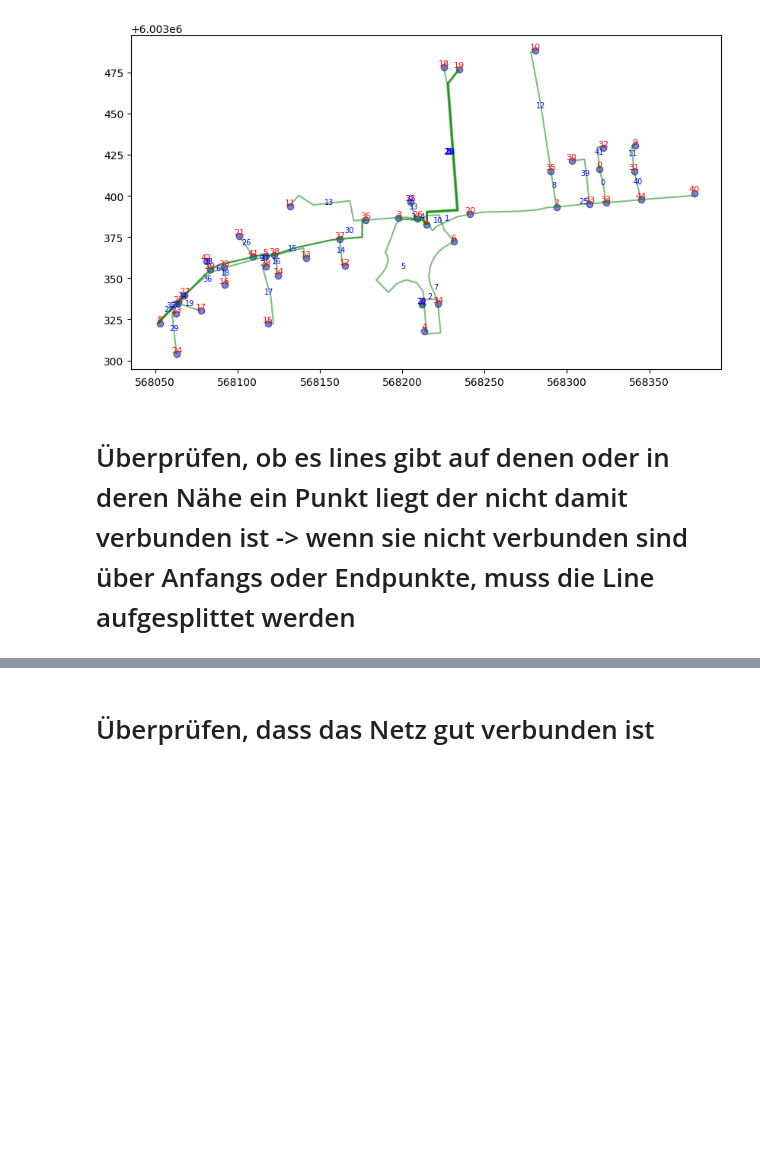
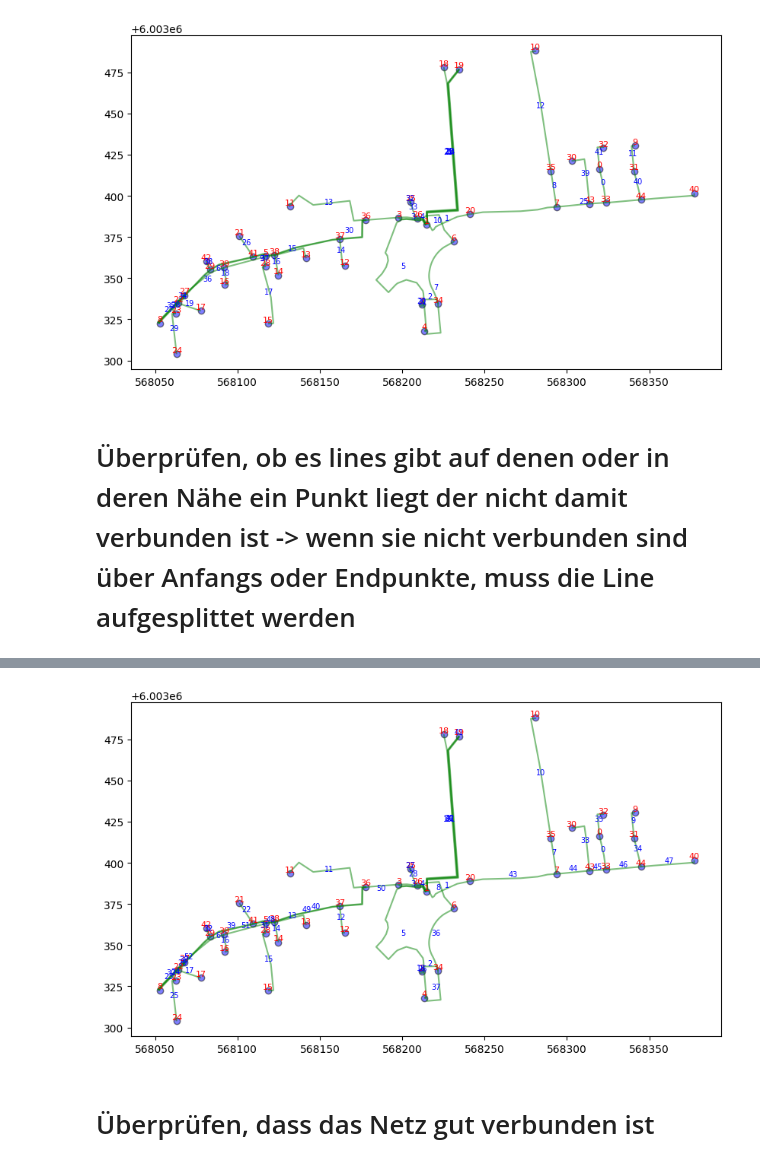
Before and after one commit to PhilKrien/SNEE_2026, a Jupyter notebook: netz_import.ipynb, the cells around one changed output, grey strips where cells are left out. Saved outputs shown, nothing was run; the diff lists cells and outputs as text; code cells hidden in the pictures; blank space fills up the shorter version.

```diff
--- a/netz_import.ipynb
+++ b/netz_import.ipynb
@@ -133,7 +136,7 @@ lines_gdf["start_bus"] = start_buses
 lines_gdf["end_bus"] = end_buses
 
 
-bus_gdf = gpd.GeoDataFrame.from_dict(bus_coords, orient="index").drop("nearest_points", axis=1)
+bus_gdf = gpd.GeoDataFrame.from_dict(bus_coords, orient="index").drop("nearest_points", axis=1).set_crs("EPSG:25832")
 # print(bus_gdf)
 print(lines_gdf)
 # %% [output]
@@ -331,11 +334,13 @@ for line_idx, bus_points in buses_on_line.items():
 
         new_row = original_line_row.copy()
         new_row["geometry"] = seg
-        new_row["length"] = seg.length
+        print(f"  Segment {i}: Start-Bus {start_label}, End-Bus {end_label}, Länge {round(seg.length, 3)} m, längen type {type(seg.length)}")
+        new_row["length_m"] = round(float(seg.length), 3)
         new_row["start"] = bus_gdf.at[start_label, "geometry"]
         new_row["end"] = bus_gdf.at[end_label, "geometry"]
         new_row["start_bus"] = start_label
         new_row["end_bus"] = end_label
+        print(new_row)
         new_lines_rows.append(new_row)
 
 # --- Schritt 3: Originale Lines löschen und neue einfügen ---
@@ -373,3 +398,33 @@ Nachher: 53 Lines (+11 neue Segmente)
+# %%
+fig, ax = plt.subplots(figsize=(10, 10))
+
+lines_gdf_fixed.plot(ax=ax, color='green', alpha=0.5, edgecolor='k', label='Lines')
+bus_gdf.plot(ax=ax, color='blue', alpha=0.5, edgecolor='k', label='Busses')
+
+# Bus-Index
+for idx, row in bus_gdf.iterrows():
+    ax.annotate(
+        text=str(idx),
+        xy=(row.geometry.x, row.geometry.y),
+        fontsize=8,
+        color='red',
+        ha='center',
+        va='bottom'
+    )
+
+# Line-Index – Centroid des LineStrings nutzen
+for idx, row in lines_gdf_fixed.iterrows():
+    centroid = row.geometry.centroid
+    ax.annotate(
+        text=str(idx),
+        xy=(centroid.x, centroid.y),
+        fontsize=7,
+        color='blue',
+        ha='center',
+        va='bottom'
+    )
+# %% [output]
+[figure, added]
 # %% [markdown]
 # Überprüfen, dass das Netz gut verbunden ist
 # %%
```
Also changed, not shown: parts of 22 cells of this notebook, 2 other files.
